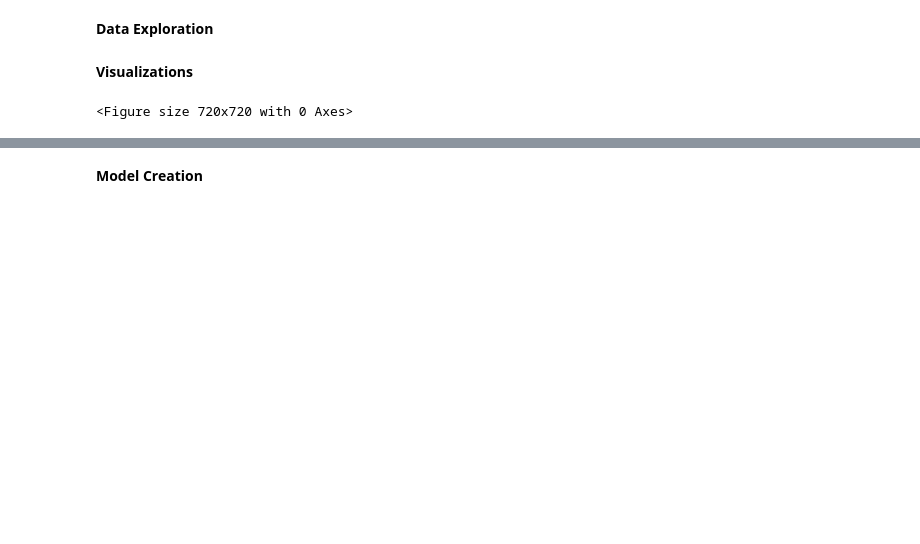
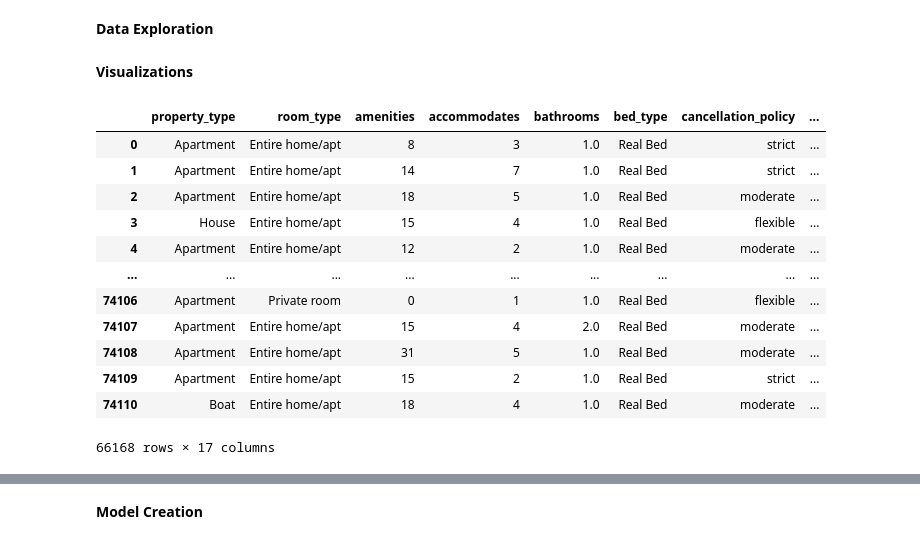
Before and after one commit to BuildWeek-ft-airbnb-6/backend, a Jupyter notebook: model/model.ipynb, the cells around one changed output, grey strips where cells are left out. Drawn from its saved outputs; the diff is of its cells as text; code cells hidden in the pictures; blank space fills up the shorter version.

```diff
--- a/model/model.ipynb
+++ b/model/model.ipynb
@@ -67,9 +66,16 @@ df.drop(columns=['price'],inplace=True)
-# %%
-# Heatmap visualization
-
-x = df.corr()
-figure = plt.figure(figsize=(10,10))
-#sns.heatmap(x,vmax=0.65,square=True)
-#plt.show()
-# %% [output]
-<Figure size 720x720 with 0 Axes>
+# %%
+df
+# %% [output]
+|  | property_type | room_type | amenities | accommodates | bathrooms | bed_type | cancellation_policy | ... |
+| 0 | Apartment | Entire home/apt | 8 | 3 | 1.0 | Real Bed | strict | ... |
+| 1 | Apartment | Entire home/apt | 14 | 7 | 1.0 | Real Bed | strict | ... |
+| 2 | Apartment | Entire home/apt | 18 | 5 | 1.0 | Real Bed | moderate | ... |
+| 3 | House | Entire home/apt | 15 | 4 | 1.0 | Real Bed | flexible | ... |
+| 4 | Apartment | Entire home/apt | 12 | 2 | 1.0 | Real Bed | moderate | ... |
+| ... | ... | ... | ... | ... | ... | ... | ... | ... |
+| 74106 | Apartment | Private room | 0 | 1 | 1.0 | Real Bed | flexible | ... |
+| 74107 | Apartment | Entire home/apt | 15 | 4 | 2.0 | Real Bed | moderate | ... |
+| 74108 | Apartment | Entire home/apt | 31 | 5 | 1.0 | Real Bed | moderate | ... |
+| 74109 | Apartment | Entire home/apt | 15 | 2 | 1.0 | Real Bed | strict | ... |
+| 74110 | Boat | Entire home/apt | 18 | 4 | 1.0 | Real Bed | moderate | ... |
+66168 rows × 17 columns
```
Also changed, not shown: parts of 9 cells of this notebook.
